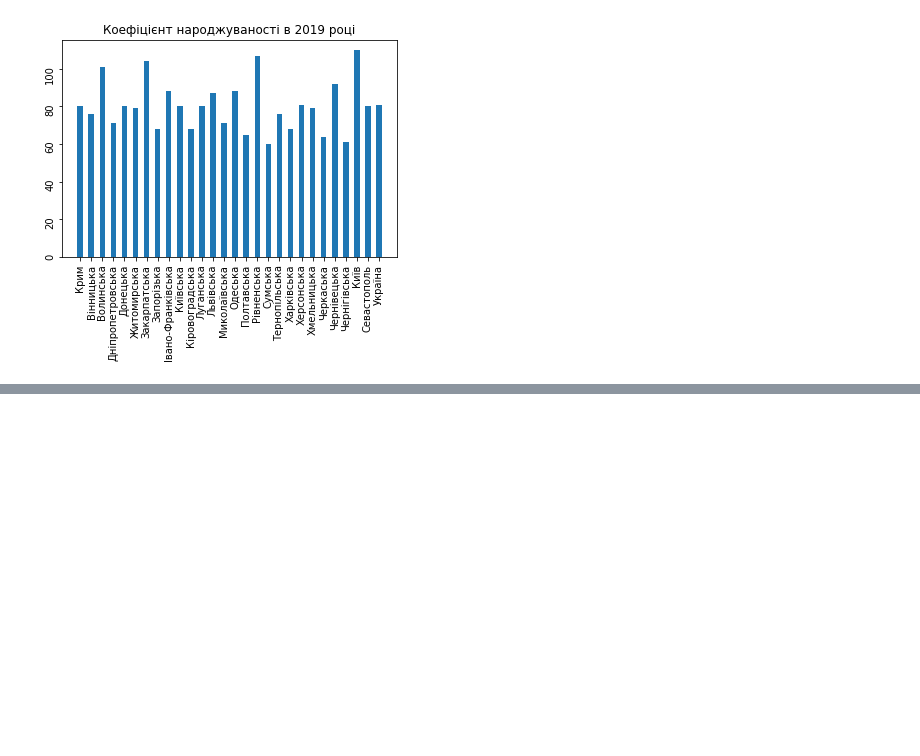
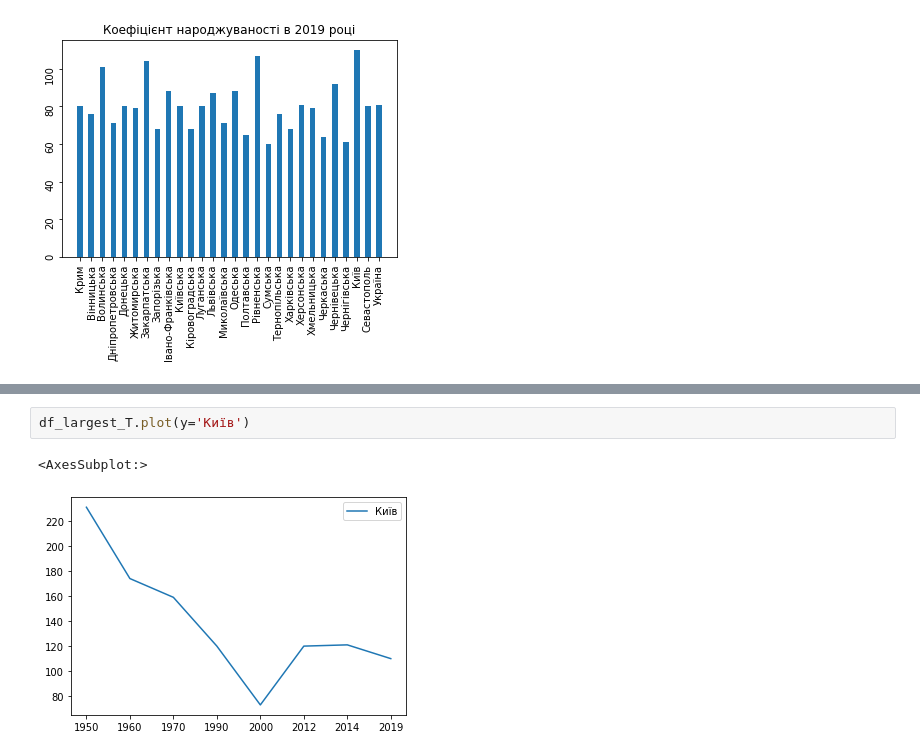
Before and after one commit to kovalch/GoIT_PythonDataScience, a Jupyter notebook: m02/Hw2.1.ipynb, the cells around one changed output, grey strips where cells are left out. Cells and saved outputs as stored; diff of their text form; blank space fills up the shorter version.

```diff
--- a/m02/Hw2.1.ipynb
+++ b/m02/Hw2.1.ipynb
@@ -187,0 +250,5 @@ plt.show()
+# %%
+df_largest_T.plot(y='Київ')
+# %% [output]
+<AxesSubplot:>
+[figure, added]
```
Also changed, not shown: parts of 8 cells of this notebook, 2 other files.
